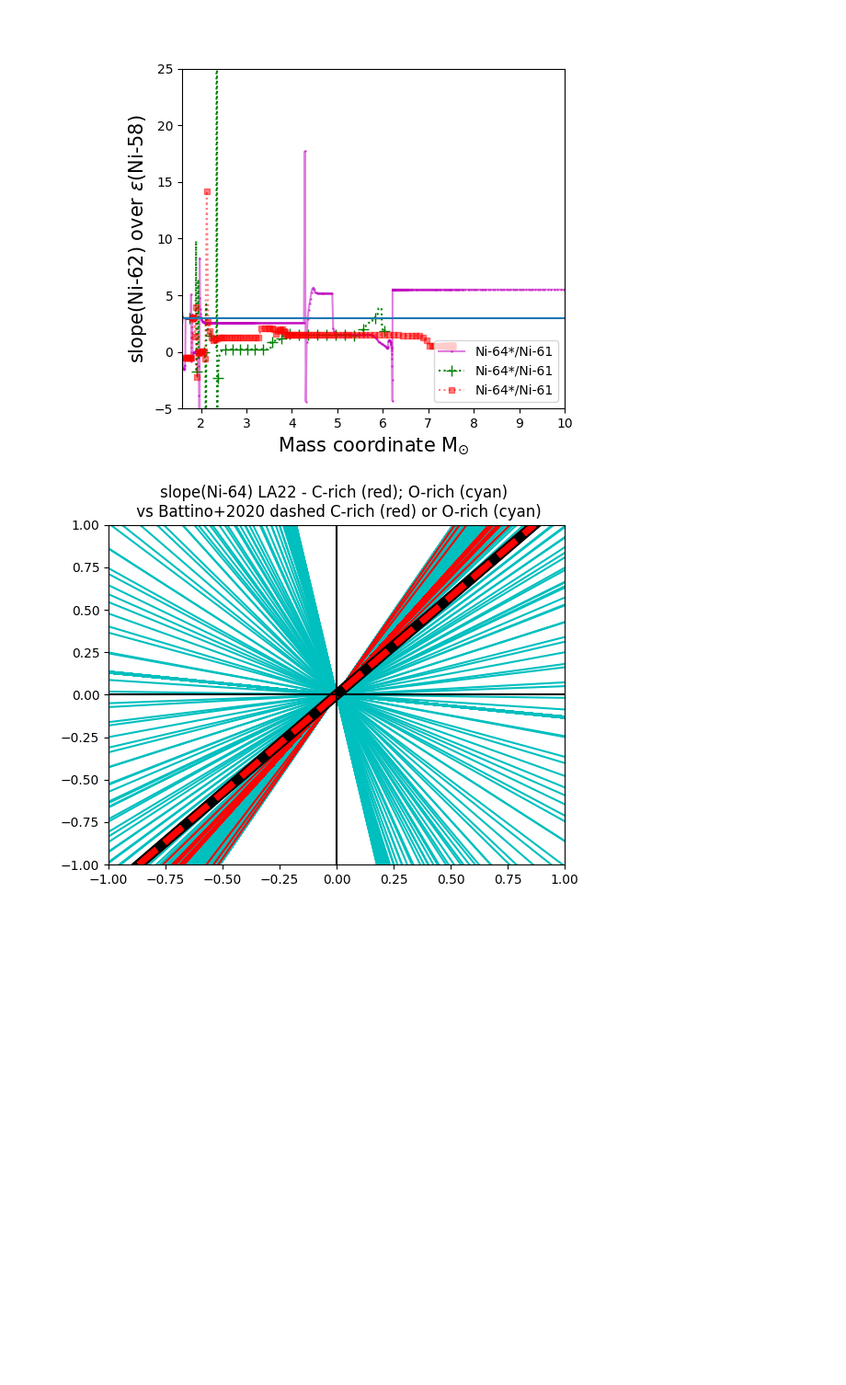
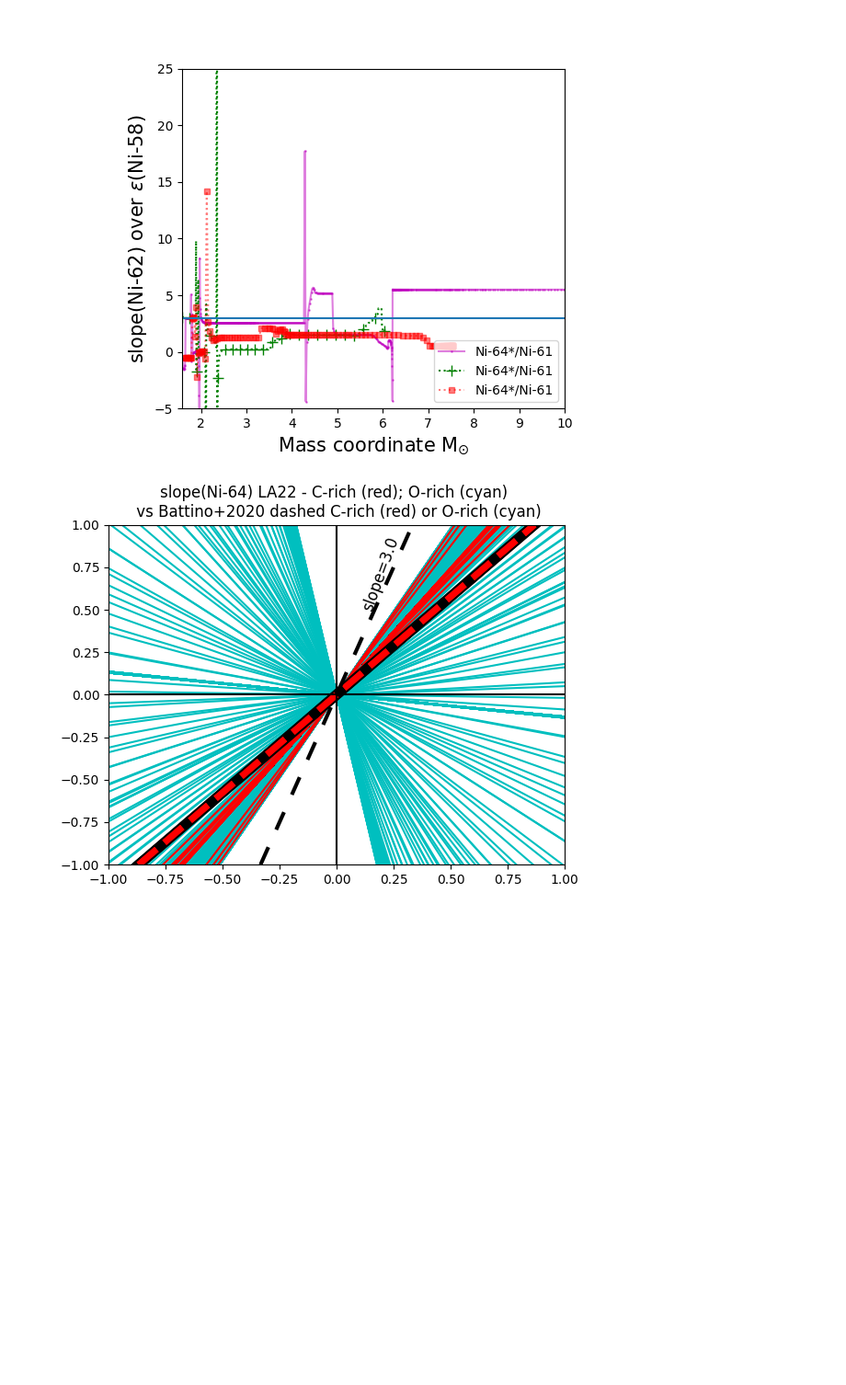
Before and after one commit to NuGrid/chetec-infra_WP9, a Jupyter notebook: simple_plot_v11.ipynb, the cells around one changed output. Shown at 92% size. Cells and saved outputs as stored; diff of their text form; code cells hidden in the pictures; blank space fills up the shorter version.

```diff
--- a/simple_plot_v11.ipynb
+++ b/simple_plot_v11.ipynb
@@ -1378,6 +1382,7 @@ plt.show()
 #print(law_slope[4][0:1000])
 # %%
 # ratio plot; slopes
+plt.figure().clear()
 ifig=75; plt.figure(ifig)
 
 iso_plot = 'Ni-64'; iso_ref = 'Ni-61'
@@ -1412,31 +1417,37 @@ what_slope = law_slope; what_abu = y; surf_ind = -1
 # add comparison - AGB - crazy here since I have only one final snapshot
 # note that here below I cannot use surface abundances as indicative anymore....
 # well, this is not safe to do either for CCSNe with WR progenitors, Novae, etc. So, all of this will need to
 # changed, and use solar as reference or solar scaled.
 what_slope = np.transpose(np.concatenate(([bat_slope], [bat_slope]), axis=0))
 what_abu = np.transpose(np.concatenate(([agb_abund], [agb_abund]), axis=0))
 surf_ind = -1
 
 [plt.axline([0.,0.],[1.,1.*what_slope[ind_][i]], c='k',ls='-',lw=8)  for i in range(len(what_slope[ind_])) if\
     what_abu[ind_c12][i]/what_abu[ind_o16][i]<1]
 [plt.axline([0.,0.],[1.,1.*what_slope[ind_][i]], c='k',ls='-',lw=8)  for i in range(len(what_slope[ind_])) if\
     what_abu[ind_c12][i]/what_abu[ind_o16][i]>1]
 [plt.axline([0.,0.],[1.,1.*what_slope[ind_][i]], c='c',ls='--',lw=5)  for i in range(len(what_slope[ind_])) if\
     what_abu[ind_c12][i]/what_abu[ind_o16][i]<1]
 [plt.axline([0.,0.],[1.,1.*what_slope[ind_][i]], c='r',ls='--',lw=5)  for i in range(len(what_slope[ind_])) if\
     what_abu[ind_c12][i]/what_abu[ind_o16][i]>1]
 
 plt.axhline(y=0,color='k'); plt.axvline(x=0,color='k')
 
+# slope from obs?
+sl = 3.0
+plt.axline((0, 0.0), slope=sl, color="black", linestyle=(0, (5, 5)), lw=3)
+plt.text(0.1, 0.5, "slope="+str(sl), rotation=70, fontsize=12)
+
 plt.title('slope('+iso_plot+\
           ') LA22 - C-rich (red); O-rich (cyan) \n vs Battino+2020 dashed C-rich (red) or O-rich (cyan)')
 #plt.title('slope('+iso_plot+\
 #          ') SI18 - C-rich (red); O-rich (cyan) \n vs Battino+2020 dashed C-rich (red) or O-rich (cyan)')
 
 plt.xlim(-1,1); plt.ylim(-1,1)
 
 plt.savefig('la22_vs_bat20'+iso_plot+'slope.pdf')
 
 plt.show()
 # %% [output]
-[figure, old version]
+[figure, new version]
+[figure, added]
```
Also changed, not shown: parts of 7 cells of this notebook.
